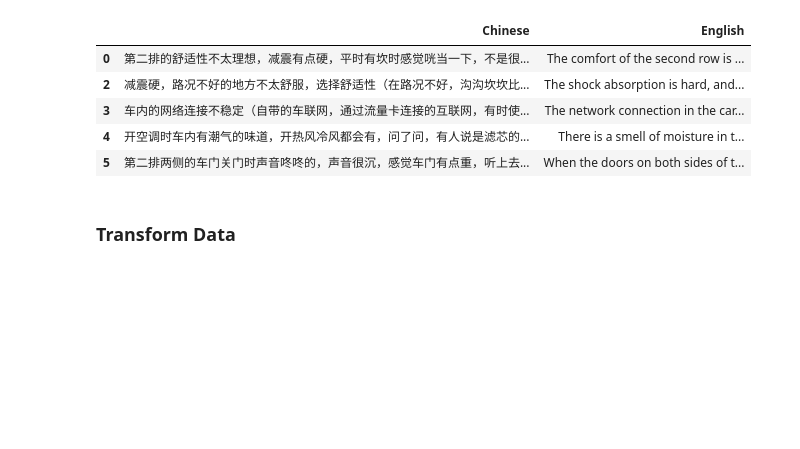
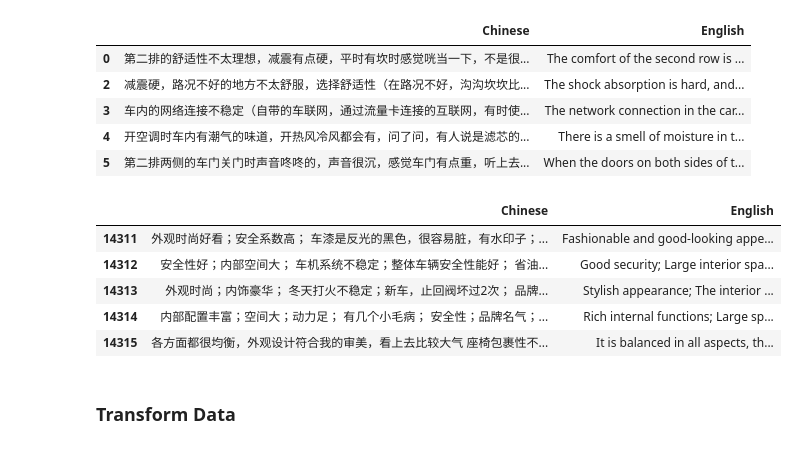
Before and after one commit to Ewen2015/LocalCat, a Jupyter notebook: notebook/42_FT_mbart-modulize.ipynb, the cells around one changed output. Drawn from its saved outputs; the diff is of its cells as text; code cells hidden in the pictures; blank space fills up the shorter version.

```diff
--- a/notebook/42_FT_mbart-modulize.ipynb
+++ b/notebook/42_FT_mbart-modulize.ipynb
@@ -89,3 +138,12 @@ tmp = df.copy()
+# %%
+df.tail()
+# %% [output]
+|  | Chinese | English |
+| 14311 | 外观时尚好看；安全系数高； 车漆是反光的黑色，很容易脏，有水印子；... | Fashionable and good-looking appe... |
+| 14312 | 安全性好；内部空间大； 车机系统不稳定；整体车辆安全性能好； 省油... | Good security; Large interior spa... |
+| 14313 | 外观时尚；内饰豪华； 冬天打火不稳定；新车，止回阀坏过2次； 品牌... | Stylish appearance; The interior ... |
+| 14314 | 内部配置丰富；空间大；动力足； 有几个小毛病； 安全性；品牌名气；... | Rich internal functions; Large sp... |
+| 14315 | 各方面都很均衡，外观设计符合我的审美，看上去比较大气 座椅包裹性不... | It is balanced in all aspects, th... |
 # %% [markdown]
 ### Transform Data
 # %%
```
Also changed, not shown: parts of 24 cells of this notebook, 5 other files.
